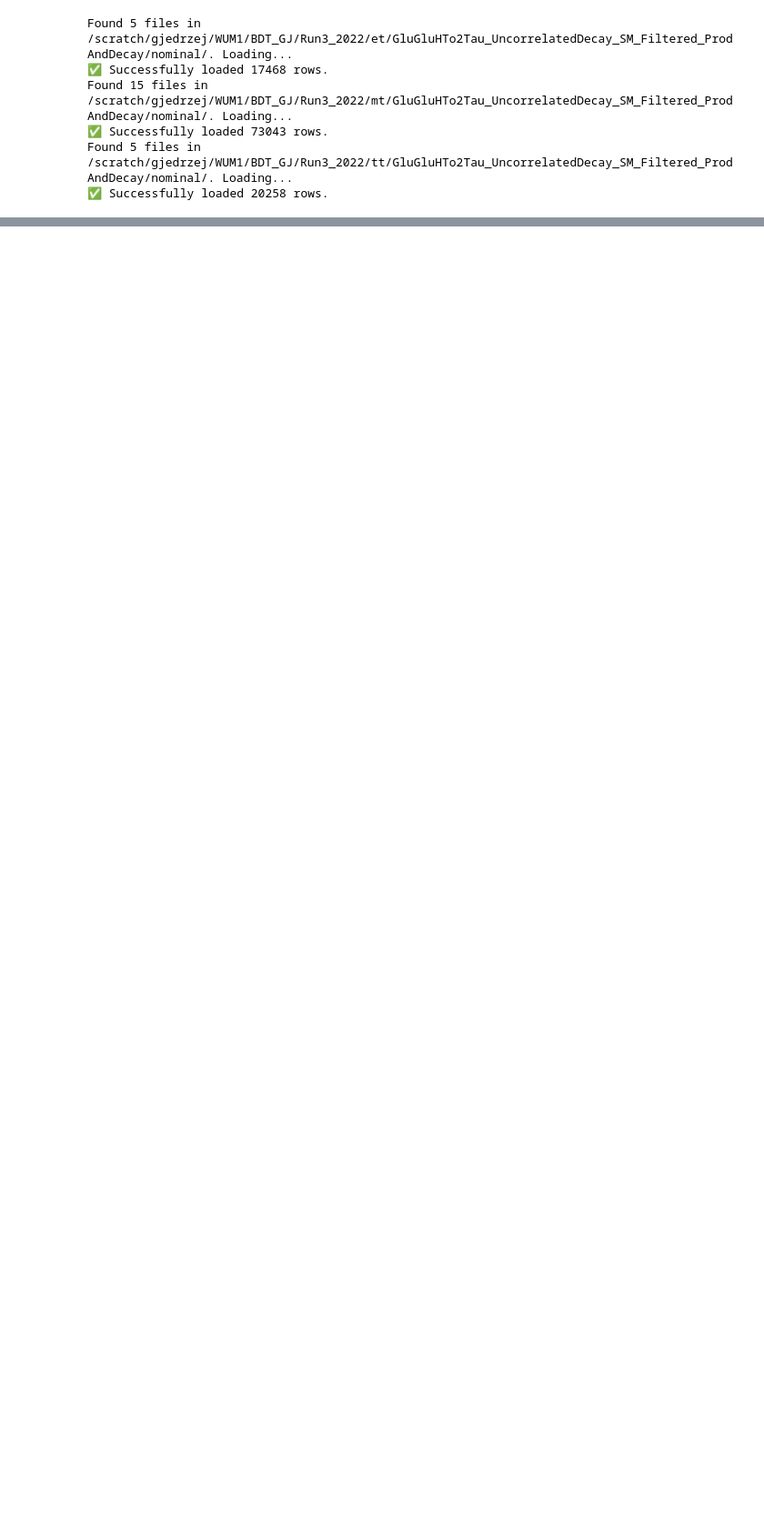
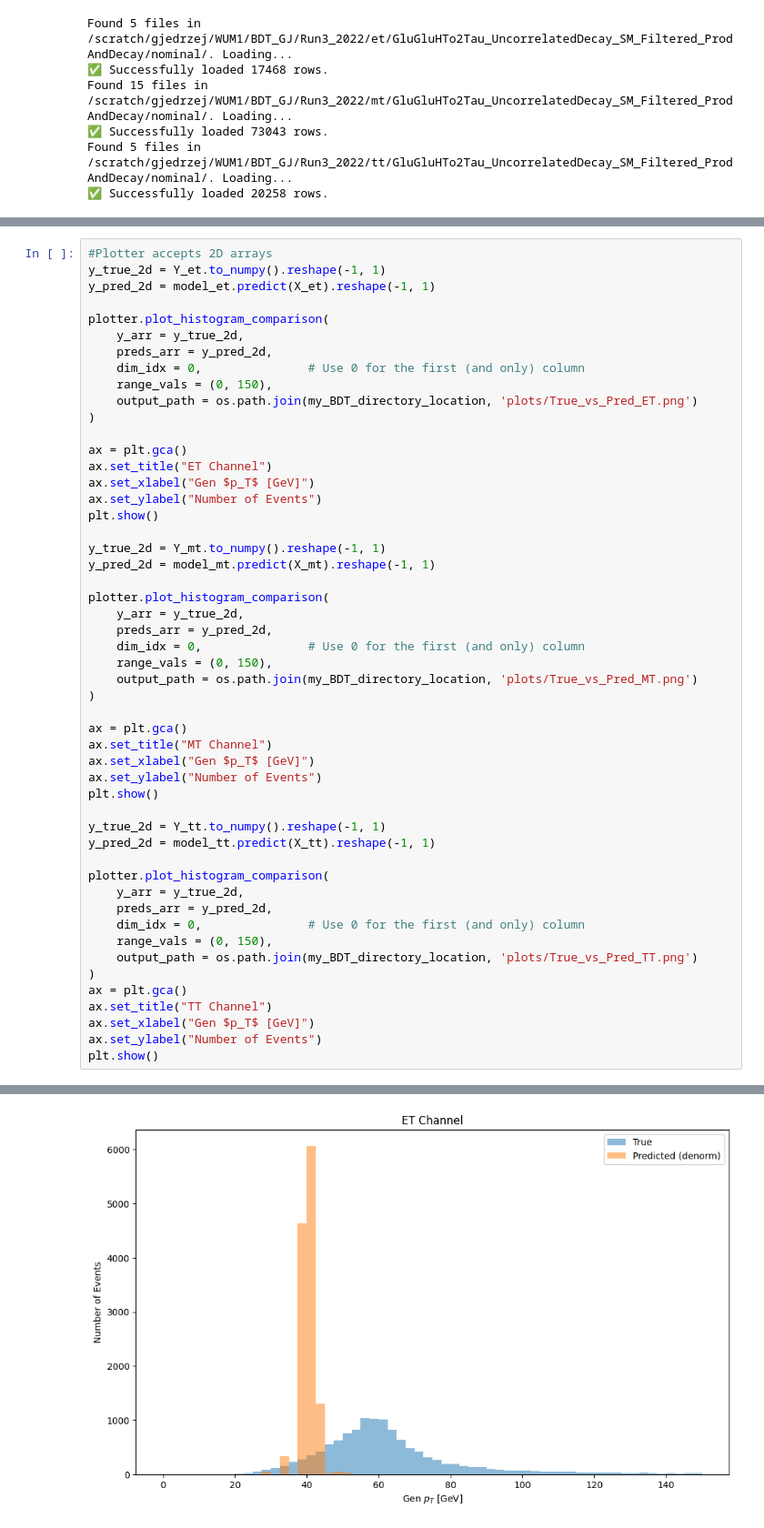
Before and after one commit to PasiekaFUW/Masters_Thesis, a Jupyter notebook: WUM1/BDT_GJ/GJProject.ipynb, the cells around one changed output, grey strips where cells are left out. Shown at 91% size. Saved outputs shown, nothing was run; the diff lists cells and outputs as text; blank space fills up the shorter version.

```diff
--- a/WUM1/BDT_GJ/GJProject.ipynb
+++ b/WUM1/BDT_GJ/GJProject.ipynb
@@ -221,0 +183,52 @@ plotter.plot_clean_tree(model_tt, tree_idx=2)
+# %%
+#Plotter accepts 2D arrays
+y_true_2d = Y_et.to_numpy().reshape(-1, 1)
+y_pred_2d = model_et.predict(X_et).reshape(-1, 1)
+
+plotter.plot_histogram_comparison(
+    y_arr = y_true_2d,
+    preds_arr = y_pred_2d,
+    dim_idx = 0,               # Use 0 for the first (and only) column
+    range_vals = (0, 150),
+    output_path = os.path.join(my_BDT_directory_location, 'plots/True_vs_Pred_ET.png')
+)
+
+ax = plt.gca()
+ax.set_title("ET Channel")
+ax.set_xlabel("Gen $p_T$ [GeV]")
+ax.set_ylabel("Number of Events")
+plt.show()
+
+y_true_2d = Y_mt.to_numpy().reshape(-1, 1)
+y_pred_2d = model_mt.predict(X_mt).reshape(-1, 1)
+
+plotter.plot_histogram_comparison(
+    y_arr = y_true_2d,
+    preds_arr = y_pred_2d,
+    dim_idx = 0,               # Use 0 for the first (and only) column
+    range_vals = (0, 150),
+    output_path = os.path.join(my_BDT_directory_location, 'plots/True_vs_Pred_MT.png')
+)
+
+ax = plt.gca()
+ax.set_title("MT Channel")
+ax.set_xlabel("Gen $p_T$ [GeV]")
+ax.set_ylabel("Number of Events")
+plt.show()
+
+y_true_2d = Y_tt.to_numpy().reshape(-1, 1)
+y_pred_2d = model_tt.predict(X_tt).reshape(-1, 1)
+
+plotter.plot_histogram_comparison(
+    y_arr = y_true_2d,
+    preds_arr = y_pred_2d,
+    dim_idx = 0,               # Use 0 for the first (and only) column
+    range_vals = (0, 150),
+    output_path = os.path.join(my_BDT_directory_location, 'plots/True_vs_Pred_TT.png')
+)
+ax = plt.gca()
+ax.set_title("TT Channel")
+ax.set_xlabel("Gen $p_T$ [GeV]")
+ax.set_ylabel("Number of Events")
+plt.show()
+# %% [output]
@@ -221,0 +236 @@ plotter.plot_clean_tree(model_tt, tree_idx=2)
+[figure, added]
```
Also changed, not shown: parts of 8 cells of this notebook, 1 other file.
